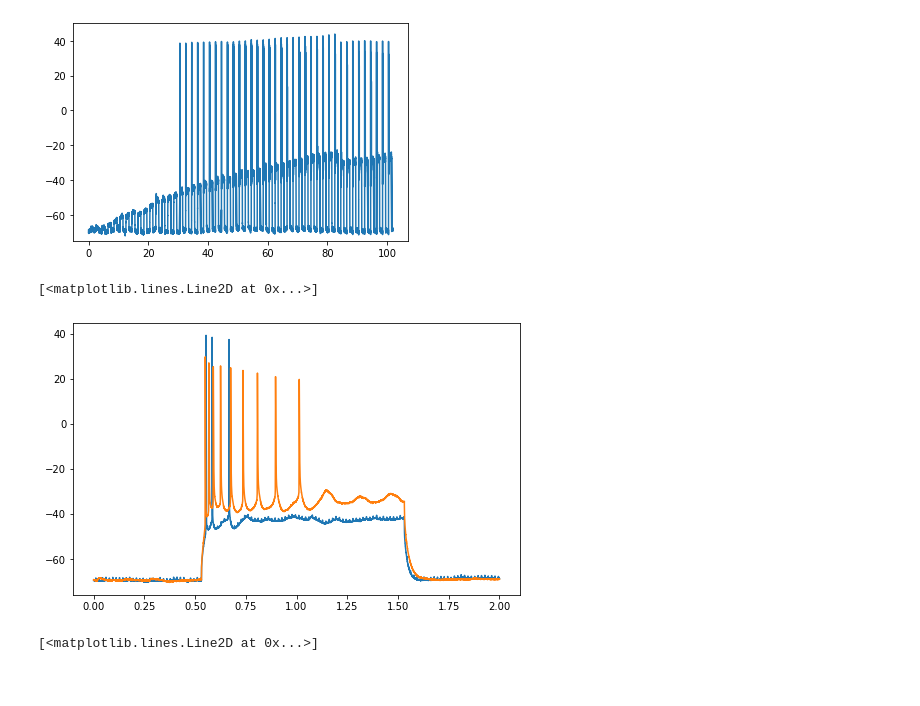
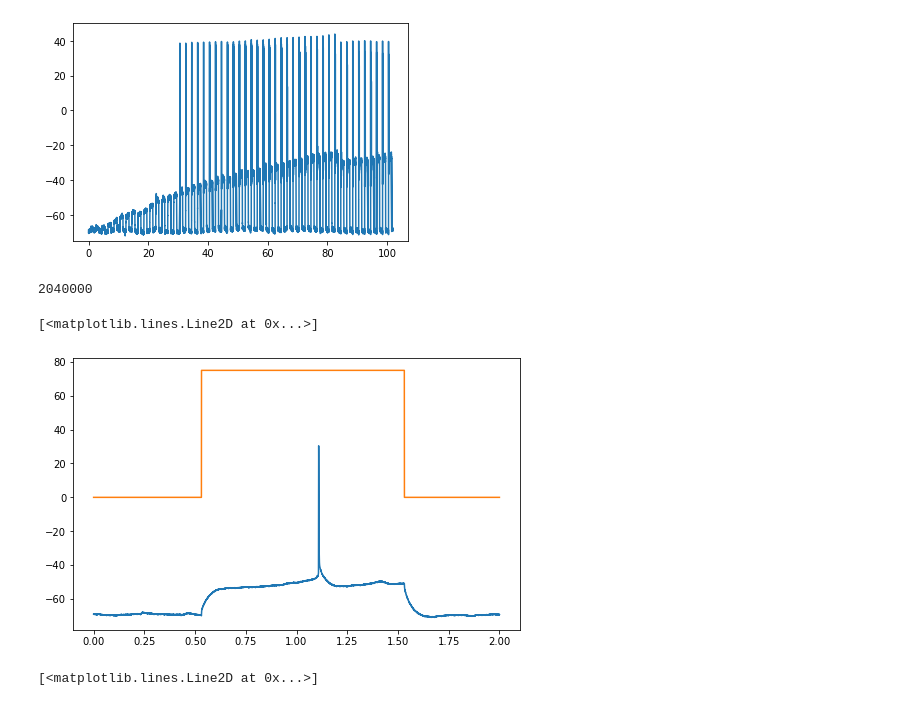
Before and after one commit to hstrey/Modeling-SDEs, a Jupyter notebook: spiking.ipynb, the cells around one changed output. Drawn from its saved outputs; the diff is of its cells as text; code cells hidden in the pictures.

```diff
--- a/spiking.ipynb
+++ b/spiking.ipynb
@@ -33,17 +34,21 @@ plt.ylim((-75,50))
 # %% [output]
 (-75.0, 50.0)
 [figure]
+# %%
+len(x)
+# %% [output]
+2040000
 # %%
-abf = pyabf.ABF("neuron firing data/raw/PC040_0006.abf")
-abf.setSweep(20)
+abf = pyabf.ABF("neuron firing data/raw/PC044_0003.abf")
+abf.setSweep(3)
 plt.figure(figsize=(8, 5))
 plt.plot(abf.sweepX, abf.sweepY)
+plt.plot(abf.sweepX, abf.sweepC)
+#abf2 = pyabf.ABF("neuron firing data/raw/PC044_0003.abf")
+#abf2.setSweep(8)
+#plt.figure(figsize=(8, 5))
+#plt.plot(abf2.sweepX, abf2.sweepY)
 #plt.plot(abf.sweepX, abf.sweepC)
-abf2 = pyabf.ABF("neuron firing data/raw/PC044_0003.abf")
-abf2.setSweep(8)
-#plt.figure(figsize=(8, 5))
-plt.plot(abf2.sweepX, abf2.sweepY)
-#plt.plot(abf.sweepX, abf.sweepC)
 # %% [output]
 [<matplotlib.lines.Line2D at 0x...>]
-[figure, old version]
+[figure, new version]
```
Also changed, not shown: parts of 3 cells of this notebook, 10 other files.
